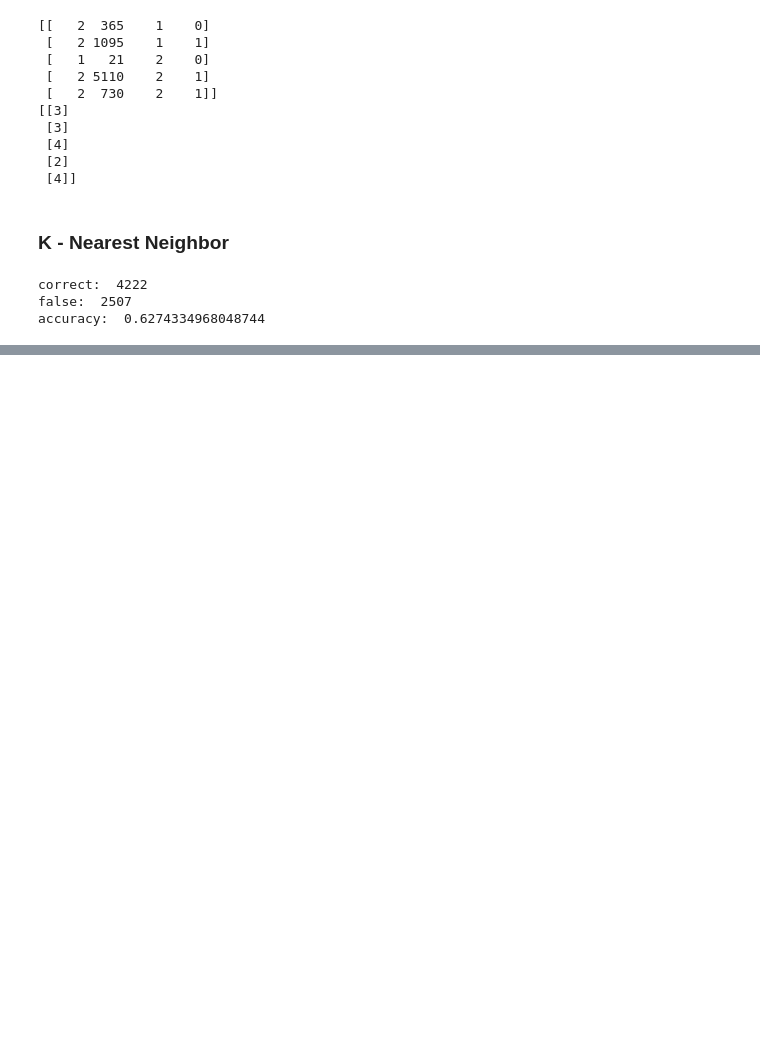
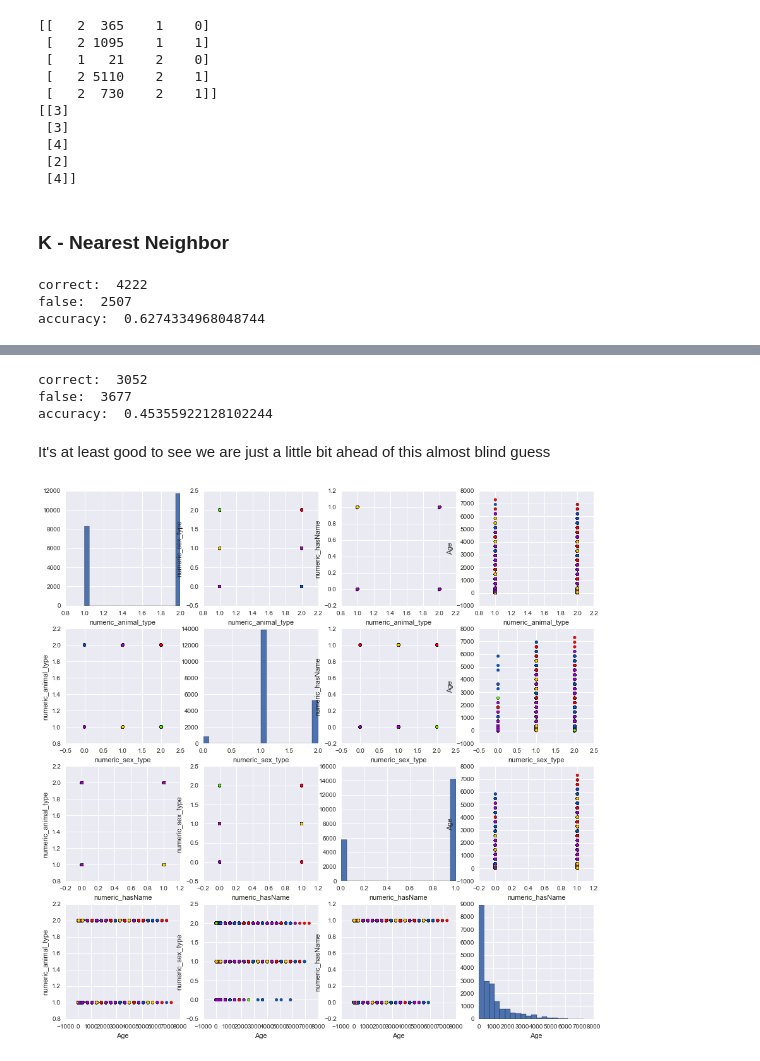
Before and after one commit to Bogazici-SWE546-Spring2016/SWE546_Final_Project, a Jupyter notebook: IdilGun_FinalAssignment.ipynb, the cells around one changed output, grey strips where cells are left out. Saved outputs shown, nothing was run; the diff lists cells and outputs as text; code cells hidden in the pictures; blank space fills up the shorter version.

```diff
--- a/IdilGun_FinalAssignment.ipynb
+++ b/IdilGun_FinalAssignment.ipynb
@@ -388,0 +398,56 @@ accuracy:  0.6274334968048744
+# %%
+correct = 0
+false = 0
+
+for a in range (Y_test.size):
+    actual = Y_test[a]
+    x = A_test[a]
+    if(x.item((0, 0)) == 1):
+        prediction = 4
+    else :
+        prediction = 3
+
+    if(prediction == actual):
+        correct = correct + 1
+    else :
+        false = false + 1
+
+print ("correct: ", correct)
+print ("false: " , false)
+print ("accuracy: ",  correct/(false+correct))
+# %% [output]
+correct:  3052
+false:  3677
+accuracy:  0.45355922128102244
+# %% [markdown]
+It's at least good to see we are just a little bit ahead of this almost blind guess
+# %%
+from itertools import product
+
+df_animals = pd.DataFrame(df_train_set.numeric_animal_type)
+
+df_animals["numeric_sex_type"] = df_train_set.numeric_sex_type
+df_animals["numeric_hasName"]  = df_train_set.numeric_hasName
+df_animals["Age"]  = df_train_set.Age
+# %%
+keys = ['numeric_animal_type','numeric_sex_type','numeric_hasName','Age']
+
+i = 0
+N = len(keys)
+
+plt.figure(figsize=(15,15))
+
+for v,w in product(keys, keys):
+    i+=1
+    plt.subplot(N,N,i)
+    if v == w:
+        plt.hist(df_animals[v],bins=20)
+        plt.xlabel(v)
+    else:
+        plt.scatter(df_animals[v],df_animals[w],c=df_train_set['numeric_outcome'],cmap='prism')
+        plt.xlabel(v)
+        plt.ylabel(w)
+
+plt.show()
+# %% [output]
+[figure, added]
```
Also changed, not shown: parts of 14 cells of this notebook.
